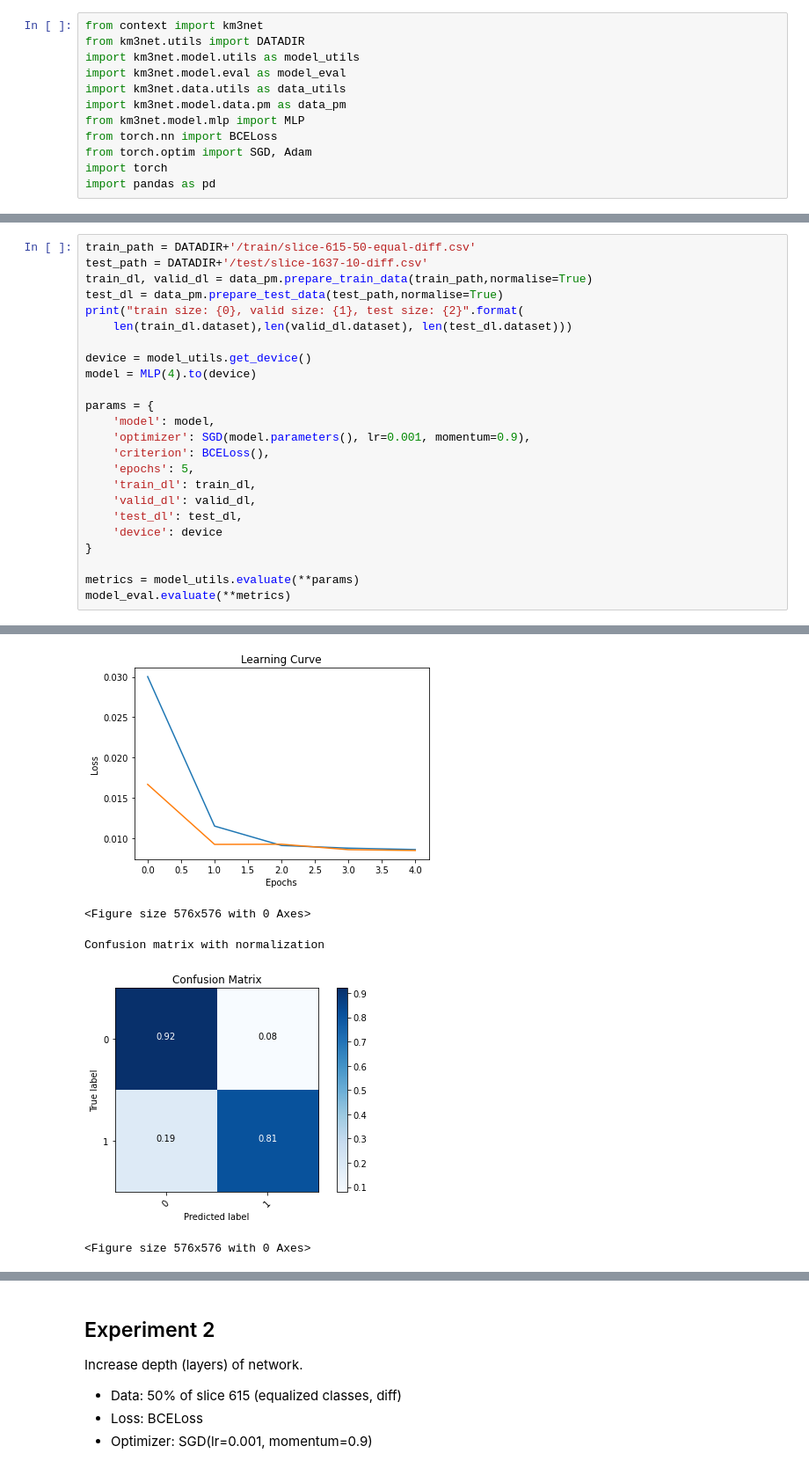
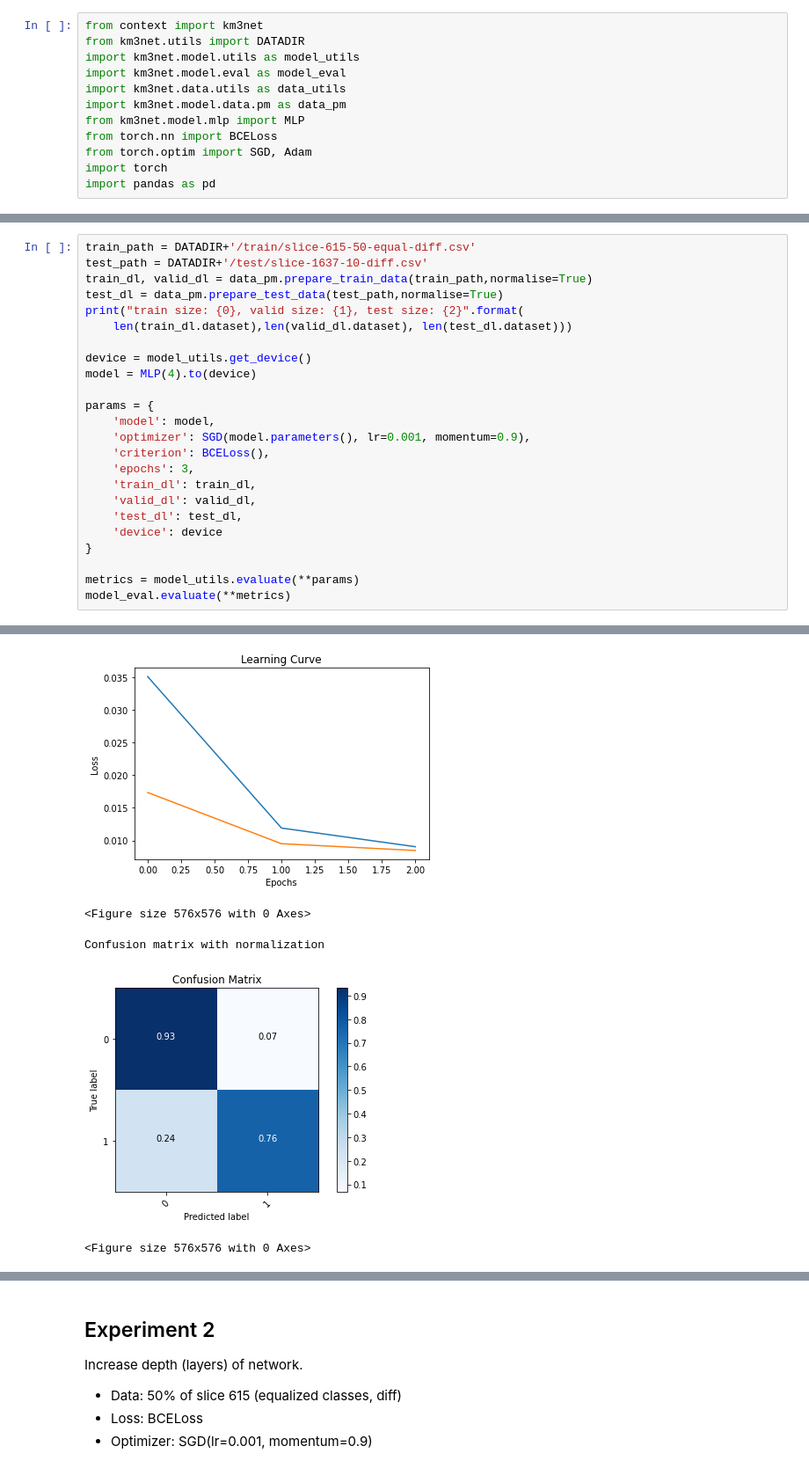
Before and after one commit to arumoy-shome/km3net, a Jupyter notebook: notebooks/pm/exp-arch.ipynb, the cells around one changed output, grey strips where cells are left out. Shown at 88% size. Cells and saved outputs as stored; diff of their text form.

```diff
--- a/notebooks/pm/exp-arch.ipynb
+++ b/notebooks/pm/exp-arch.ipynb
@@ -107,7 +113,7 @@ params = {
     'model': model,
     'optimizer': SGD(model.parameters(), lr=0.001, momentum=0.9),
     'criterion': BCELoss(),
-    'epochs': 5,
+    'epochs': 3,
     'train_dl': train_dl,
     'valid_dl': valid_dl,
     'test_dl': test_dl,
@@ -127,8 +131,8 @@ epochs: 4, train loss: 0.009, valid loss: 0.009
 ---
-[figure, old version]
+[figure, new version]
 <Figure size 576x576 with 0 Axes>
 Confusion matrix with normalization
-[figure, old version]
+[figure, new version]
 <Figure size 576x576 with 0 Axes>
 [figure]
 <Figure size 576x576 with 0 Axes>
```
Also changed, not shown: parts of 4 cells of this notebook, 1 other file.
